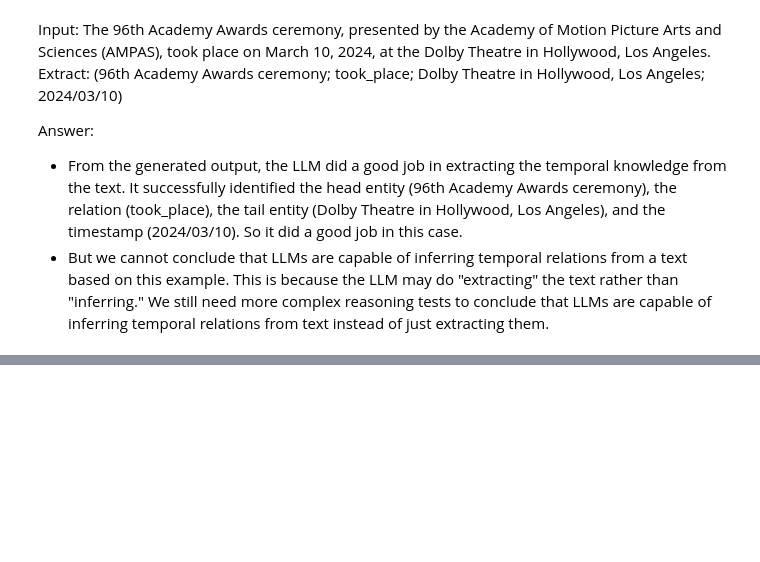
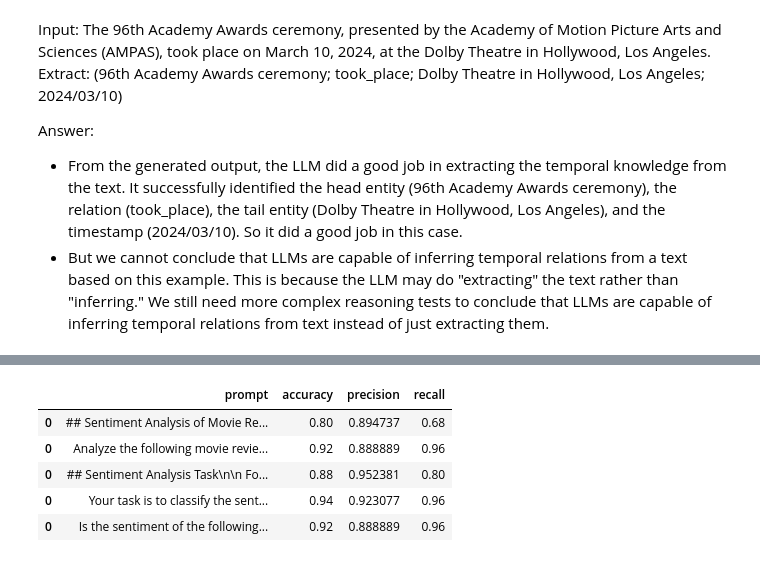
Before and after one commit to whats2000/InformationRetrievalPython, a Jupyter notebook: Course/LargeLanguageModel/MIS590_W14_Lab_Exercise.ipynb, the cells around one changed output, grey strips where cells are left out. Drawn from its saved outputs; the diff is of its cells as text; code cells hidden in the pictures; blank space fills up the shorter version.

```diff
--- a/Course/LargeLanguageModel/MIS590_W14_Lab_Exercise.ipynb
+++ b/Course/LargeLanguageModel/MIS590_W14_Lab_Exercise.ipynb
@@ -211,0 +370,80 @@ Write your code and display the results in this Jupyter Notebook. Then, export i
+# %%
+prompt_sets = [
+    ## Role-Based Expert Prompt (Detailed Structured Task)
+    """## Sentiment Analysis of Movie Review
+
+    - **YOU ARE** a **SENTIMENT ANALYSIS EXPERT** with extensive experience in text sentiment classification.
+
+    ## Task Description
+    - **YOUR TASK IS** to analyze the sentiment of the provided movie review and **OUTPUT ONLY** one of the following:
+       - 'positive'
+       - 'negative'
+
+    ### Action Steps:
+    1. **READ** the movie review carefully.
+    2. **CLASSIFY** the sentiment as either positive or negative.
+    3. **OUTPUT** only the word 'positive' or 'negative'.
+       - **NO ADDITIONAL TEXT OR FORMATTING**.
+
+    ## IMPORTANT
+    - **FORMAT**: Output a single word only.
+    - **STRICT RULE**: Do not provide any explanations, comments, or extra formatting.""",
+
+    ## Minimalist Prompt
+    """Analyze the following movie review and classify the sentiment.
+    Respond with **one word only**: 'positive' or 'negative'.
+    Do not include explanations, additional text, or formatting.""",
+
+    ## Process-Oriented Prompt
+    """## Sentiment Analysis Task
+
+    Follow these steps carefully:
+    1. **Read** the provided movie review.
+    2. **Determine** if the sentiment is **positive** or **negative**.
+    3. **Output** the result as a single word: 'positive' or 'negative'.
+
+    ## Output Rules:
+    - **FORMAT**: One word only.
+    - **NO ADDITIONAL COMMENTS**: Do not include explanations, formatting, or extra words.""",
+
+    ## Constraint-Focused Prompt
+    """Your task is to classify the sentiment of the given movie review.
+
+    **Output ONLY** one of the following:
+       - 'positive'
+       - 'negative'
+
+    **RULES**:
+    - Your output **MUST BE** a single word.
+    - Do **NOT** include explanations, comments, or any extra text.""",
+
+    ## Question-Driven Prompt
+    """Is the sentiment of the following movie review **positive** or **negative**?
+    Provide your answer in **one word only**:
+       - 'positive'
+       - 'negative'
+
+    **IMPORTANT**:
+    - Do not include explanations, comments, or any additional words."""
+]
+
+# Result dataframe
+total_metrics = pd.DataFrame(columns=['prompt', 'accuracy', 'precision', 'recall'])
+
+for prompt in prompt_sets:
+    predicted_sentiments = []
+
+    for review in tqdm(reviews['review']):
+        predicted_sentiments.append(predict_sentiment(review, prompt))
+
+    metrics = compute_metrics(reviews, predicted_sentiments)
+    total_metrics = pd.concat([total_metrics, pd.DataFrame({'prompt': [prompt], 'accuracy': [metrics['accuracy']], 'precision': [metrics['precision']], 'recall': [metrics['recall']]})])
+
+total_metrics
+# %% [output]
+|  | prompt | accuracy | precision | recall |
+| 0 | ## Sentiment Analysis of Movie Re... | 0.80 | 0.894737 | 0.68 |
+| 0 | Analyze the following movie revie... | 0.92 | 0.888889 | 0.96 |
+| 0 | ## Sentiment Analysis Task\n\n Fo... | 0.88 | 0.952381 | 0.80 |
+| 0 | Your task is to classify the sent... | 0.94 | 0.923077 | 0.96 |
+| 0 | Is the sentiment of the following... | 0.92 | 0.888889 | 0.96 |
```
Also changed, not shown: parts of 14 cells of this notebook, 2 other files.
